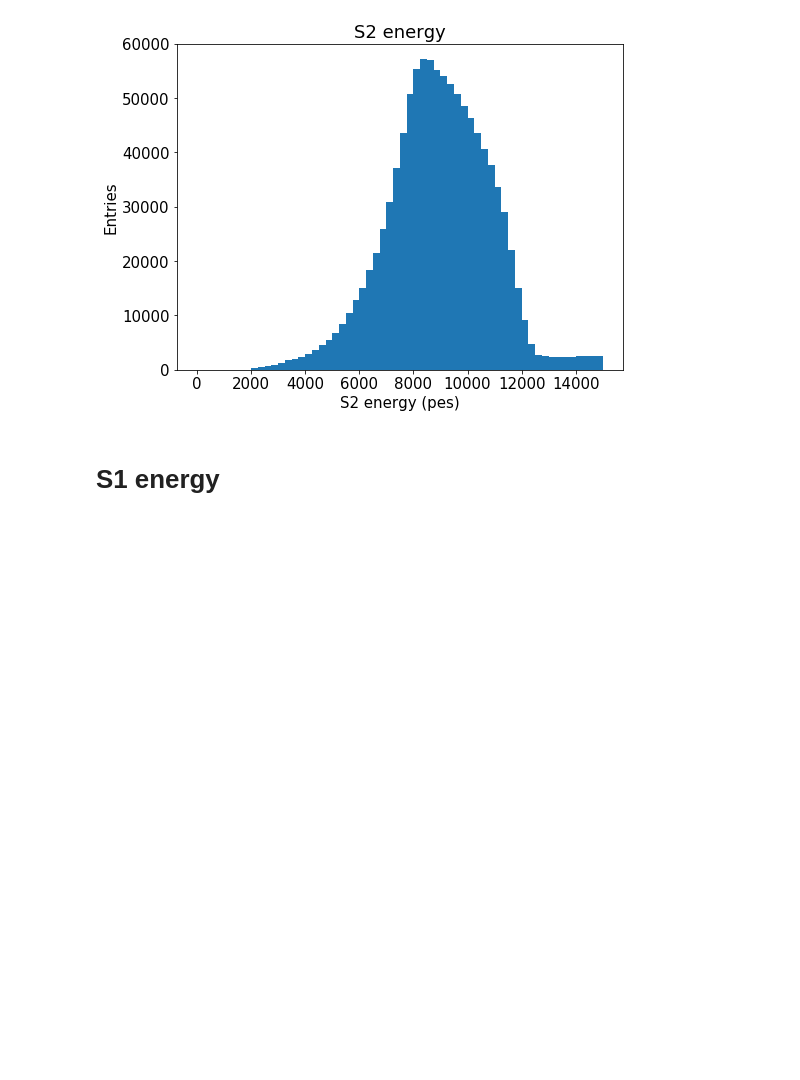
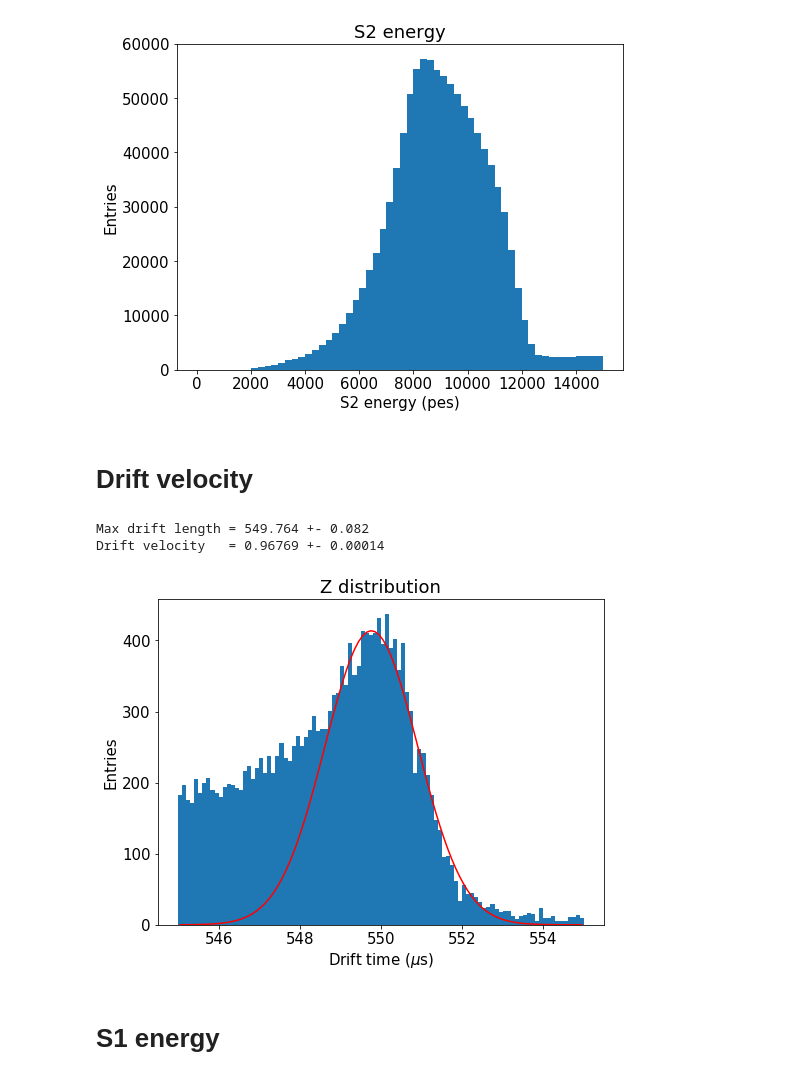
Before and after one commit to gonzaponte/ICARO, a Jupyter notebook: icaro/KrMay/Run4446.ipynb, the cells around one changed output. Saved outputs shown, nothing was run; the diff lists cells and outputs as text; code cells hidden in the pictures; blank space fills up the shorter version.

```diff
--- a/icaro/KrMay/Run4446.ipynb
+++ b/icaro/KrMay/Run4446.ipynb
@@ -155,6 +156,29 @@ save("Raw_energy")
 <matplotlib.figure.Figure at 0x...>
 [figure]
 [figure]
+# %% [markdown]
+# Drift velocity
+# %%
+y, x, _  = hist(full.Z, 100, Zrange_DV)
+seed     =     np.max(y), np.mean(Zrange_DV), np.std(x)/2
+fitrange = x[np.argmax(y) - 10], Zrange_DV[1]
+f        = fitf.fit(fitf.gauss, x, y, seed,
+                    sigma=poisson_sigma(y),
+                    fit_range=fitrange)
+
+dv   = 532/f.values[1]
+u_dv =  dv/f.values[1] * f.errors[1]
+
+plt.plot(x, f.fn(x), fitOpt)
+labels("Drift time ($\mu$s)", "Entries", "Z distribution")
+
+print("Max drift length = {:.3f} +- {:.3f}".format(f.values[1], f.errors[1]))
+print("Drift velocity   = {:.5f} +- {:.5f}".format(dv, u_dv))
+save("Drift_velocity")
+# %% [output]
+Max drift length = 549.764 +- 0.082
+Drift velocity   = 0.96769 +- 0.00014
+[figure, added]
 # %% [markdown]
 # S1 energy
 # %%
```
Also changed, not shown: parts of 14 cells of this notebook, 6 other files.
